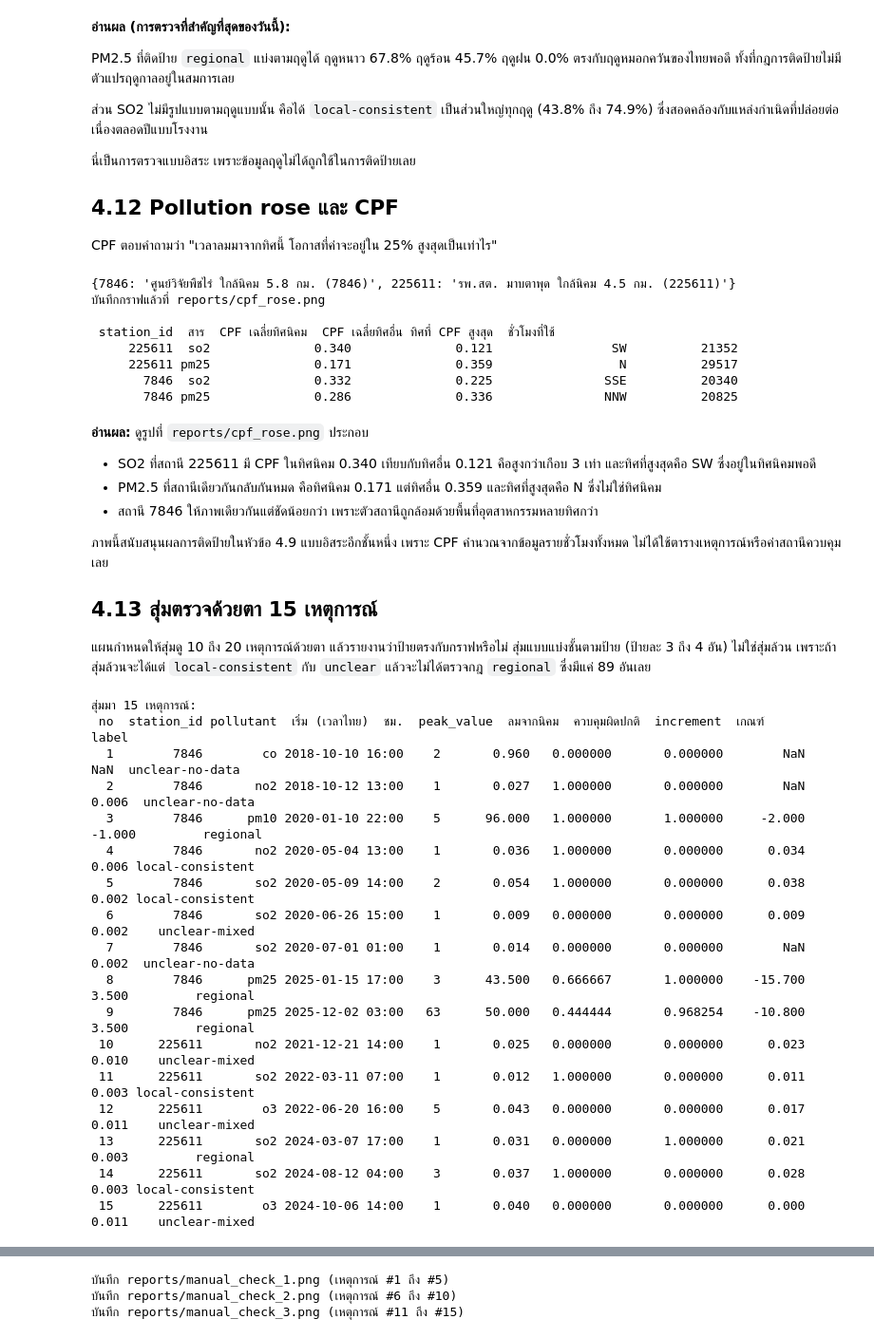
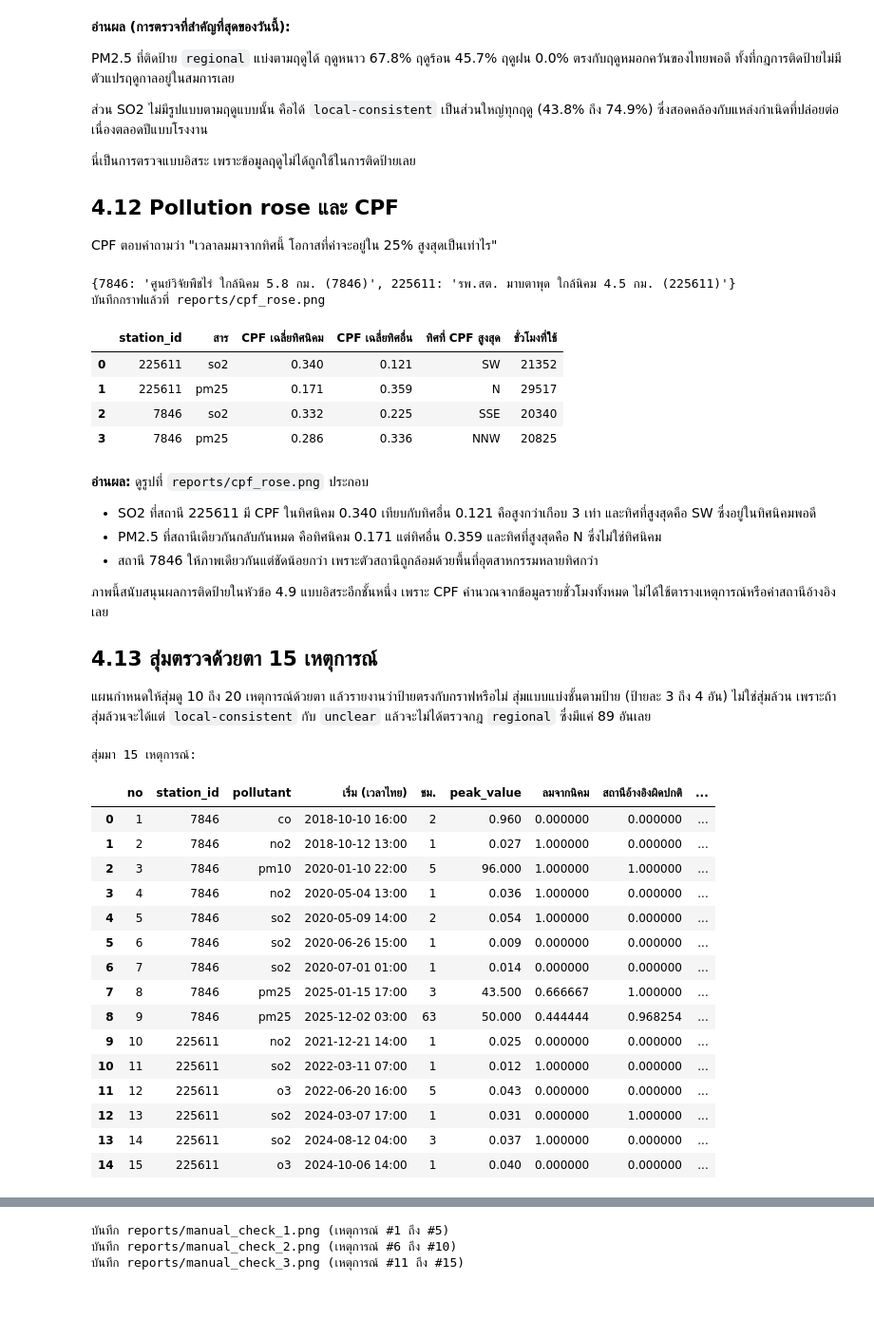
Before and after one commit to Rmnlin/maptaphut-air-quality, a Jupyter notebook: notebooks/04_attribution.ipynb, the cells around one changed output, grey strips where cells are left out. Shown at 95% size. Saved outputs shown, nothing was run; the diff lists cells and outputs as text; code cells hidden in the pictures; blank space fills up the shorter version.

```diff
--- a/notebooks/04_attribution.ipynb
+++ b/notebooks/04_attribution.ipynb
@@ -162,9 +162,8 @@ for sid, s in STATIONS.items():
         '%พื้นที่': (100 * area / area.sum()).round(1),
         '%ถ่วงระยะ': (100 * wsum / wsum.sum()).round(1),
     })
-    print(f"=== {sid} {s['name']} ({s['role']}) ===")
+    print(f"{sid} {s['name']} ({s['role']})")
     print(f'พื้นที่อุตสาหกรรมในรัศมี {RADIUS_KM} กม. = {area.sum() * 0.04:.1f} ตร.กม. '
           f'| ใกล้สุด {dist.min()/1000:.2f} กม.')
-    print(sector_table[sid].sort_values('%ถ่วงระยะ', ascending=False).head(6).to_string(index=False))
-    print()
+    display(sector_table[sid].sort_values('%ถ่วงระยะ', ascending=False).head(6))
 # %% [output]
@@ -474,14 +492,13 @@ rows = []
 for wmin in (0.5, 0.6, 0.7):
     for cmin in (0.3, 0.5, 0.7):
         lab = label_episodes(feat, wind_min=wmin, ctrl_min=cmin)
-        rows.append({'เกณฑ์ลม': wmin, 'เกณฑ์ควบคุม': cmin,
+        rows.append({'เกณฑ์ลม': wmin, 'เกณฑ์สถานีอ้างอิง': cmin,
                      'local %': round(100 * (lab == 'local-consistent').mean(), 1),
                      'regional %': round(100 * (lab == 'regional').mean(), 1),
                      'unclear %': round(100 * np.isin(lab, ['unclear-mixed', 'unclear-no-data']).mean(), 1),
                      'ป้ายที่เปลี่ยน %': round(100 * (lab != base).mean(), 1)})
-print('ความไวต่อเกณฑ์ลมและเกณฑ์สถานีควบคุม:')
-print(pd.DataFrame(rows).to_string(index=False))
-print()
+print('ความไวต่อเกณฑ์ลมและเกณฑ์สถานีอ้างอิง:')
+display(pd.DataFrame(rows))
 
 rows = []
 for q in (50, 75, 90):
@@ -497,5 +514,5 @@ for q in (50, 75, 90):
                  'unclear %': round(100 * np.isin(lab, ['unclear-mixed', 'unclear-no-data']).mean(), 1),
                  'ป้ายที่เปลี่ยน %': round(100 * (lab != base).mean(), 1)})
 print('ความไวต่อเกณฑ์ increment:')
-print(pd.DataFrame(rows).to_string(index=False))
+display(pd.DataFrame(rows))
 # %% [output]
@@ -646,16 +659,15 @@ fig.savefig('../reports/cpf_rose.png', dpi=150, facecolor=fig.get_facecolor())
 plt.close(fig)
 print('บันทึกกราฟแล้วที่ reports/cpf_rose.png')
 print()
-print(pd.DataFrame(summary).to_string(index=False))
+display(pd.DataFrame(summary))
 # %% [output]
 {7846: 'ศูนย์วิจัยพืชไร่ ใกล้นิคม 5.8 กม. (7846)', 225611: 'รพ.สต. มาบตาพุด ใกล้นิคม 4.5 กม. (225611)'}
 บันทึกกราฟแล้วที่ reports/cpf_rose.png
-
- station_id  สาร  CPF เฉลี่ยทิศนิคม  CPF เฉลี่ยทิศอื่น ทิศที่ CPF สูงสุด  ชั่วโมงที่ใช้
-     225611  so2              0.340              0.121                SW          21352
-     225611 pm25              0.171              0.359                 N          29517
-       7846  so2              0.332              0.225               SSE          20340
-       7846 pm25              0.286              0.336               NNW          20825
+|  | station_id | สาร | CPF เฉลี่ยทิศนิคม | CPF เฉลี่ยทิศอื่น | ทิศที่ CPF สูงสุด | ชั่วโมงที่ใช้ |
+| 0 | 225611 | so2 | 0.340 | 0.121 | SW | 21352 |
+| 1 | 225611 | pm25 | 0.171 | 0.359 | N | 29517 |
+| 2 | 7846 | so2 | 0.332 | 0.225 | SSE | 20340 |
+| 3 | 7846 | pm25 | 0.286 | 0.336 | NNW | 20825 |
 # %% [markdown]
 **อ่านผล:** ดูรูปที่ `reports/cpf_rose.png` ประกอบ
 
@@ -664,7 +676,7 @@ print(pd.DataFrame(summary).to_string(index=False))
 - สถานี 7846 ให้ภาพเดียวกันแต่ชัดน้อยกว่า เพราะตัวสถานีถูกล้อมด้วยพื้นที่อุตสาหกรรมหลายทิศกว่า
 
 ภาพนี้สนับสนุนผลการติดป้ายในหัวข้อ 4.9 แบบอิสระอีกชั้นหนึ่ง เพราะ CPF คำนวณจากข้อมูลรายชั่วโมงทั้งหมด
-ไม่ได้ใช้ตารางเหตุการณ์หรือค่าสถานีควบคุมเลย
+ไม่ได้ใช้ตารางเหตุการณ์หรือค่าสถานีอ้างอิงเลย
 
 ## 4.13 สุ่มตรวจด้วยตา 15 เหตุการณ์
 
@@ -674,37 +686,37 @@ print(pd.DataFrame(summary).to_string(index=False))
 # %%
 # สุ่มเหตุการณ์มาตรวจด้วยตา แบ่งชั้นตามป้ายเพื่อให้ได้ครบทุกกฎ ไม่ใช่สุ่มล้วนซึ่งจะได้แต่ป้ายที่พบบ่อย
 # ใช้ random_state ตายตัวเพื่อให้สุ่มซ้ำได้ผลเดิม
 N_PER_LABEL = {'local-consistent': 4, 'regional': 4, 'unclear-mixed': 4, 'unclear-no-data': 3}
 sample = pd.concat([feat[feat.label == lab].sample(n, random_state=42)
                     for lab, n in N_PER_LABEL.items()]).sort_values(['station_id', 'start_utc'])
 sample = sample.reset_index(drop=True)
 sample.insert(0, 'no', sample.index + 1)
 
 cols = ['no', 'station_id', 'pollutant', 'start_utc', 'duration_hours', 'peak_value',
         'frac_wind_from_industry', 'frac_ctrl_flagged', 'median_increment', 'inc_threshold', 'label']
 show = sample[cols].copy()
 show['start_utc'] = show['start_utc'].dt.tz_convert('Asia/Bangkok').dt.strftime('%Y-%m-%d %H:%M')
 show = show.rename(columns={'start_utc': 'เริ่ม (เวลาไทย)', 'duration_hours': 'ชม.',
-                            'frac_wind_from_industry': 'ลมจากนิคม', 'frac_ctrl_flagged': 'ควบคุมผิดปกติ',
+                            'frac_wind_from_industry': 'ลมจากนิคม', 'frac_ctrl_flagged': 'สถานีอ้างอิงผิดปกติ',
                             'median_increment': 'increment', 'inc_threshold': 'เกณฑ์'})
 print(f'สุ่มมา {len(sample)} เหตุการณ์:')
-print(show.to_string(index=False))
+display(show)
 # %% [output]
 สุ่มมา 15 เหตุการณ์:
- no  station_id pollutant  เริ่ม (เวลาไทย)  ชม.  peak_value  ลมจากนิคม  ควบคุมผิดปกติ  increment  เกณฑ์            label
-  1        7846        co 2018-10-10 16:00    2       0.960   0.000000       0.000000        NaN    NaN  unclear-no-data
-  2        7846       no2 2018-10-12 13:00    1       0.027   1.000000       0.000000        NaN  0.006  unclear-no-data
-  3        7846      pm10 2020-01-10 22:00    5      96.000   1.000000       1.000000     -2.000 -1.000         regional
-  4        7846       no2 2020-05-04 13:00    1       0.036   1.000000       0.000000      0.034  0.006 local-consistent
-  5        7846       so2 2020-05-09 14:00    2       0.054   1.000000       0.000000      0.038  0.002 local-consistent
-  6        7846       so2 2020-06-26 15:00    1       0.009   0.000000       0.000000      0.009  0.002    unclear-mixed
-  7        7846       so2 2020-07-01 01:00    1       0.014   0.000000       0.000000        NaN  0.002  unclear-no-data
-  8        7846      pm25 2025-01-15 17:00    3      43.500   0.666667       1.000000    -15.700  3.500         regional
-  9        7846      pm25 2025-12-02 03:00   63      50.000   0.444444       0.968254    -10.800  3.500         regional
- 10      225611       no2 2021-12-21 14:00    1       0.025   0.000000       0.000000      0.023  0.010    unclear-mixed
- 11      225611       so2 2022-03-11 07:00    1       0.012   1.000000       0.000000      0.011  0.003 local-consistent
- 12      225611        o3 2022-06-20 16:00    5       0.043   0.000000       0.000000      0.017  0.011    unclear-mixed
- 13      225611       so2 2024-03-07 17:00    1       0.031   0.000000       1.000000      0.021  0.003         regional
- 14      225611       so2 2024-08-12 04:00    3       0.037   1.000000       0.000000      0.028  0.003 local-consistent
- 15      225611        o3 2024-10-06 14:00    1       0.040   0.000000       0.000000      0.000  0.011    unclear-mixed
+|  | no | station_id | pollutant | เริ่ม (เวลาไทย) | ชม. | peak_value | ลมจากนิคม | สถานีอ้างอิงผิดปกติ | ... |
+| 0 | 1 | 7846 | co | 2018-10-10 16:00 | 2 | 0.960 | 0.000000 | 0.000000 | ... |
+| 1 | 2 | 7846 | no2 | 2018-10-12 13:00 | 1 | 0.027 | 1.000000 | 0.000000 | ... |
+| 2 | 3 | 7846 | pm10 | 2020-01-10 22:00 | 5 | 96.000 | 1.000000 | 1.000000 | ... |
+| 3 | 4 | 7846 | no2 | 2020-05-04 13:00 | 1 | 0.036 | 1.000000 | 0.000000 | ... |
+| 4 | 5 | 7846 | so2 | 2020-05-09 14:00 | 2 | 0.054 | 1.000000 | 0.000000 | ... |
+| 5 | 6 | 7846 | so2 | 2020-06-26 15:00 | 1 | 0.009 | 0.000000 | 0.000000 | ... |
+| 6 | 7 | 7846 | so2 | 2020-07-01 01:00 | 1 | 0.014 | 0.000000 | 0.000000 | ... |
+| 7 | 8 | 7846 | pm25 | 2025-01-15 17:00 | 3 | 43.500 | 0.666667 | 1.000000 | ... |
+| 8 | 9 | 7846 | pm25 | 2025-12-02 03:00 | 63 | 50.000 | 0.444444 | 0.968254 | ... |
+| 9 | 10 | 225611 | no2 | 2021-12-21 14:00 | 1 | 0.025 | 0.000000 | 0.000000 | ... |
+| 10 | 11 | 225611 | so2 | 2022-03-11 07:00 | 1 | 0.012 | 1.000000 | 0.000000 | ... |
+| 11 | 12 | 225611 | o3 | 2022-06-20 16:00 | 5 | 0.043 | 0.000000 | 0.000000 | ... |
+| 12 | 13 | 225611 | so2 | 2024-03-07 17:00 | 1 | 0.031 | 0.000000 | 1.000000 | ... |
+| 13 | 14 | 225611 | so2 | 2024-08-12 04:00 | 3 | 0.037 | 1.000000 | 0.000000 | ... |
+| 14 | 15 | 225611 | o3 | 2024-10-06 14:00 | 1 | 0.040 | 0.000000 | 0.000000 | ... |
 # %% [markdown]
```
Also changed, not shown: parts of 35 cells of this notebook, 4 other files.
